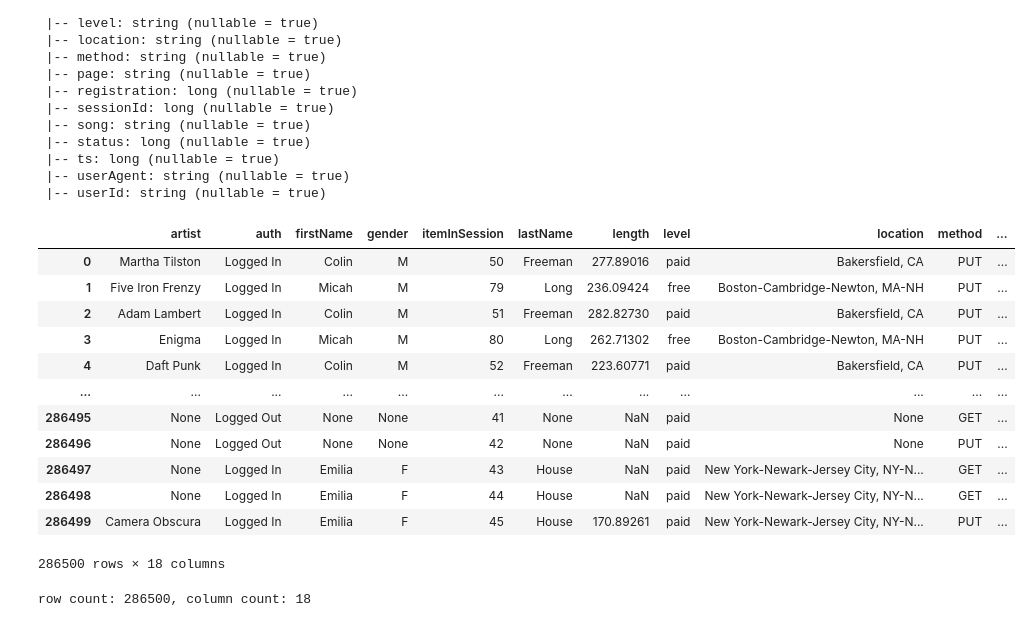
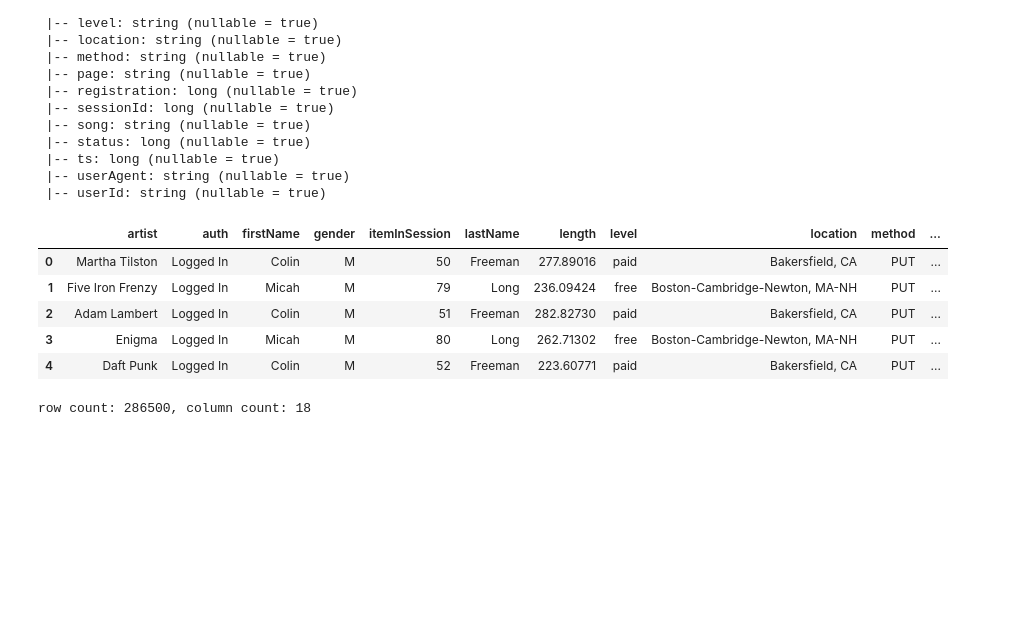
Before and after one commit to ds-praveenkumar/sparkify, a Jupyter notebook: Sparkify.ipynb, the cells around one changed output. Saved outputs shown, nothing was run; the diff lists cells and outputs as text; code cells hidden in the pictures; blank space fills up the shorter version.

```diff
--- a/Sparkify.ipynb
+++ b/Sparkify.ipynb
@@ -89,27 +92,20 @@ root
 # %%
 def show_df(df):
     """
         ARGS:
             - spark Dataframe
         RETURNS:
             - Prints dataframe
     """
-    return df.toPandas()
+    return df.toPandas().head()
 show_df(df)
 # %% [output]
 |  | artist | auth | firstName | gender | itemInSession | lastName | length | level | location | method | ... |
 | 0 | Martha Tilston | Logged In | Colin | M | 50 | Freeman | 277.89016 | paid | Bakersfield, CA | PUT | ... |
 | 1 | Five Iron Frenzy | Logged In | Micah | M | 79 | Long | 236.09424 | free | Boston-Cambridge-Newton, MA-NH | PUT | ... |
 | 2 | Adam Lambert | Logged In | Colin | M | 51 | Freeman | 282.82730 | paid | Bakersfield, CA | PUT | ... |
 | 3 | Enigma | Logged In | Micah | M | 80 | Long | 262.71302 | free | Boston-Cambridge-Newton, MA-NH | PUT | ... |
 | 4 | Daft Punk | Logged In | Colin | M | 52 | Freeman | 223.60771 | paid | Bakersfield, CA | PUT | ... |
-| ... | ... | ... | ... | ... | ... | ... | ... | ... | ... | ... | ... |
-| 286495 | None | Logged Out | None | None | 41 | None | NaN | paid | None | GET | ... |
-| 286496 | None | Logged Out | None | None | 42 | None | NaN | paid | None | PUT | ... |
-| 286497 | None | Logged In | Emilia | F | 43 | House | NaN | paid | New York-Newark-Jersey City, NY-N... | GET | ... |
-| 286498 | None | Logged In | Emilia | F | 44 | House | NaN | paid | New York-Newark-Jersey City, NY-N... | GET | ... |
-| 286499 | Camera Obscura | Logged In | Emilia | F | 45 | House | 170.89261 | paid | New York-Newark-Jersey City, NY-N... | PUT | ... |
-286500 rows × 18 columns
 # %%
 def df_dimentions(df):
     """
```
Also changed, not shown: parts of 67 cells of this notebook.
